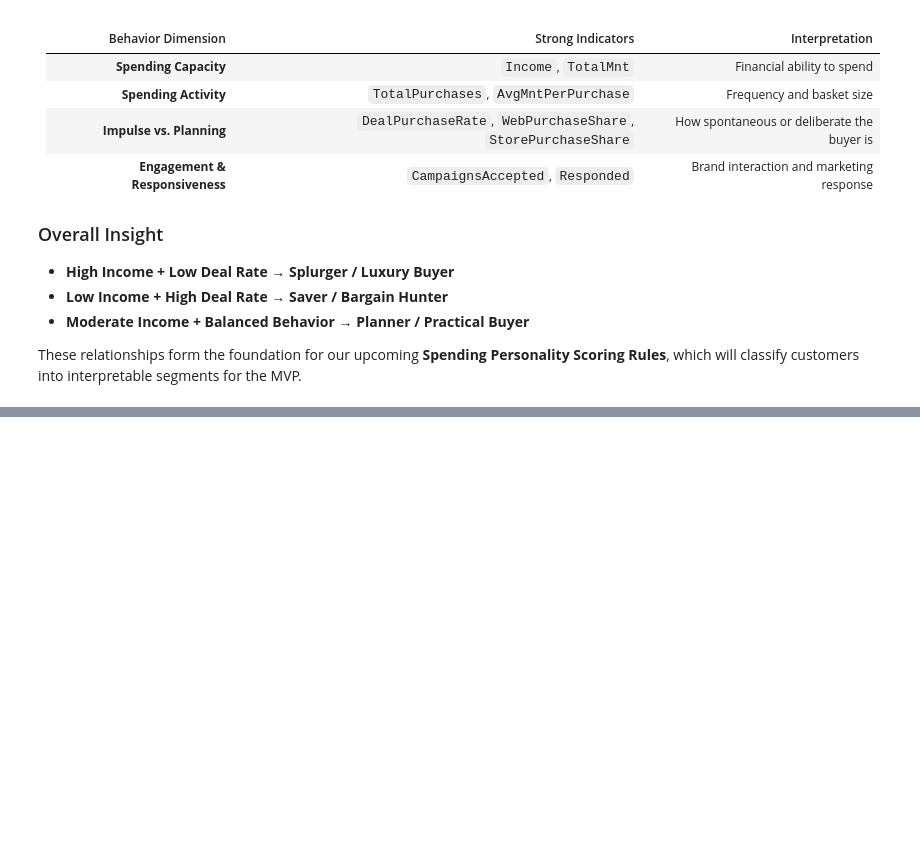
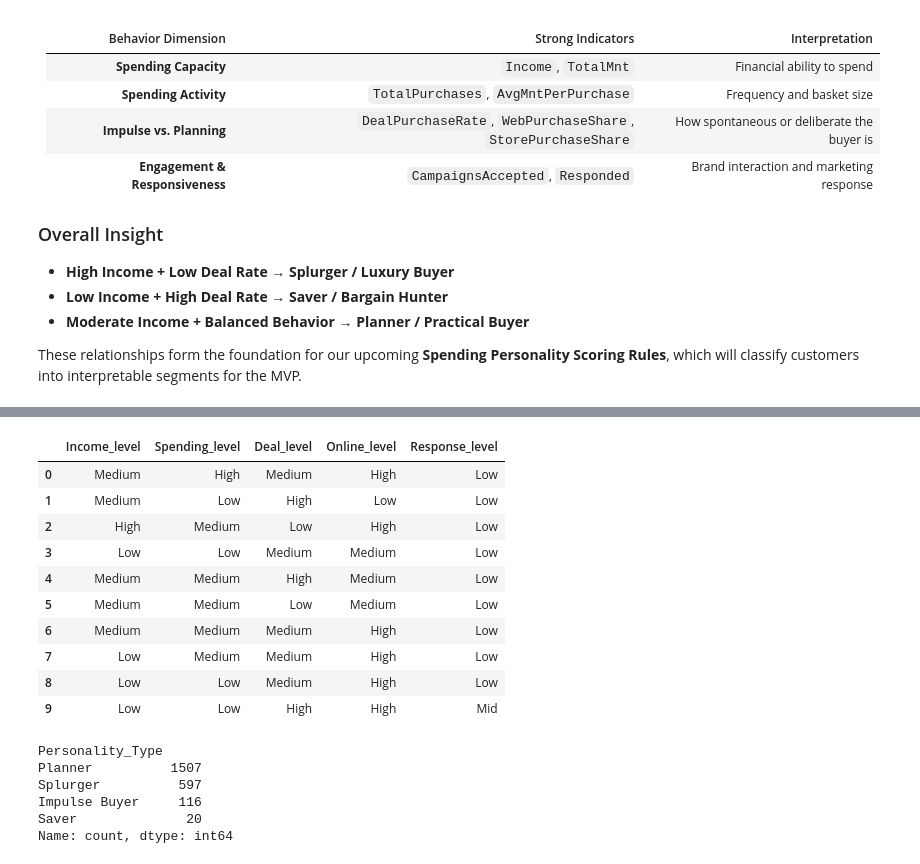
Before and after one commit to hamedtaeb/Smart-Budget-Planner, a Jupyter notebook: project.ipynb, the cells around one changed output, grey strips where cells are left out. Saved outputs shown, nothing was run; the diff lists cells and outputs as text; code cells hidden in the pictures; blank space fills up the shorter version.

```diff
--- a/project.ipynb
+++ b/project.ipynb
@@ -502,0 +510,67 @@ These relationships form the foundation for our upcoming **Spending Personality
+# %%
+# Creating flags
+
+def flag_by_percentile(series, low_q=0.33, high_q=0.67):
+    low, high = series.quantile([low_q, high_q])
+    return pd.cut(series, bins=[-float('inf'), low, high, float('inf')], labels=['Low', 'Medium', 'High'])
+
+
+df['Income_level'] = flag_by_percentile(df['Income'])
+df['Spending_level'] = flag_by_percentile(df['TotalMnt'])
+df['Deal_level'] = flag_by_percentile(df['DealPurchaseRate'])
+df['Online_level'] = flag_by_percentile(df['WebPurchaseShare'])
+df['Response_level'] = pd.cut(         #### Beacuse most of the values are zero we use cut instead of quantile(I had an error priror to it)
+    df['CampaignsAccepted'],
+    bins=[-np.inf, 0, 1, np.inf],
+    labels=['Low', 'Mid', 'High'],
+    include_lowest=True
+)
+
+
+# Sanity Check
+df[['Income_level', 'Spending_level', 'Deal_level', 'Online_level', 'Response_level']].head(10)
+# %% [output]
+|  | Income_level | Spending_level | Deal_level | Online_level | Response_level |
+| 0 | Medium | High | Medium | High | Low |
+| 1 | Medium | Low | High | Low | Low |
+| 2 | High | Medium | Low | High | Low |
+| 3 | Low | Low | Medium | Medium | Low |
+| 4 | Medium | Medium | High | Medium | Low |
+| 5 | Medium | Medium | Low | Medium | Low |
+| 6 | Medium | Medium | Medium | High | Low |
+| 7 | Low | Medium | Medium | High | Low |
+| 8 | Low | Low | Medium | High | Low |
+| 9 | Low | Low | High | High | Mid |
+# %%
+# Applying Personalyti Logis
+
+def classify_personality(row):
+    # Saver: deal-seeking, modes income/spend
+    if row['Deal_level'] == 'High' and row['Income_level'] == 'High':
+        return 'Saver'
+
+    # Splurger: high spenders, High Income
+    elif row['Income_level'] == 'High' and row['Spending_level'] == 'High' and row['Deal_level'] != 'High':
+        return 'Splurger'
+
+    #Impulse Buyer: high online share, high deal rate
+    elif row['Online_level'] == 'High' and row['Deal_level'] == 'Low':
+        return 'Impulse Buyer'
+
+    # Planner: balanced or engaged with campaigns
+    elif row['Response_level'] == 'High' or (row['Deal_level'] == 'Medium' and row['Online_level'] == 'Medium'):
+        return 'Planner'
+
+    else:
+        return 'Planner' # Default to Planner
+
+
+df['Personality_Type'] = df.apply(classify_personality, axis=1)
+df['Personality_Type'].value_counts()
+# %% [output]
+Personality_Type
+Planner          1507
+Splurger          597
+Impulse Buyer     116
+Saver              20
+Name: count, dtype: int64
```
Also changed, not shown: parts of 2 cells of this notebook.
